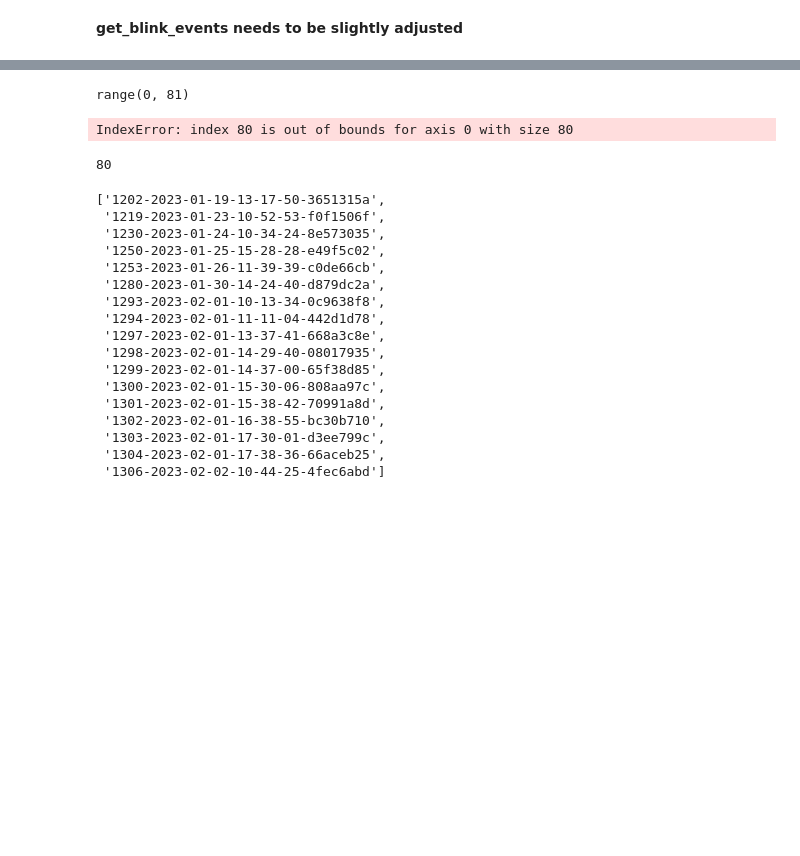
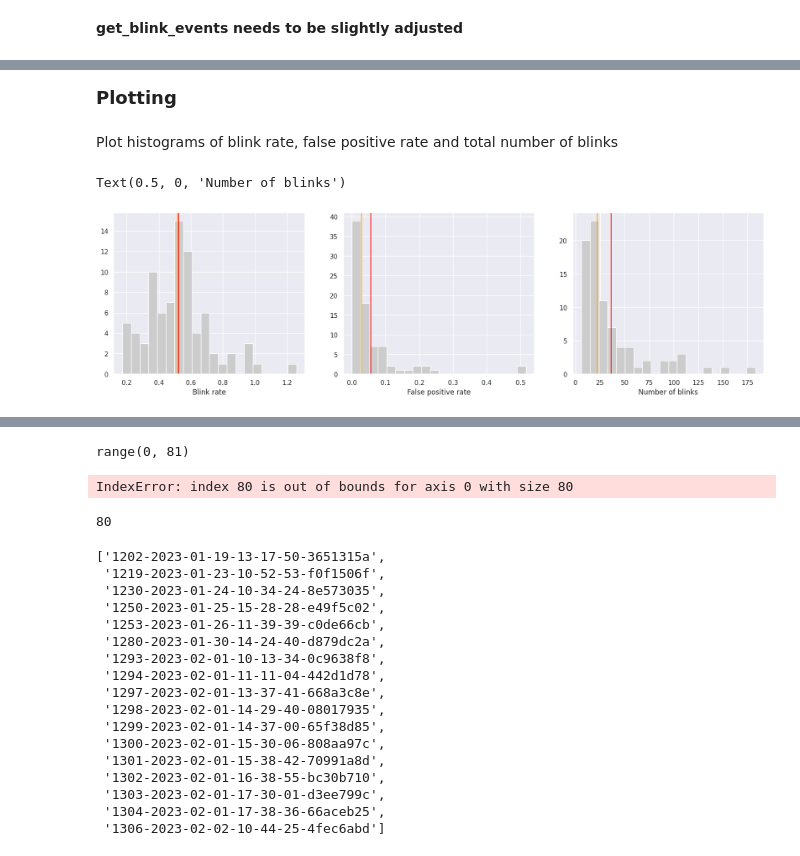
Before and after one commit to tpfffr/neon_blink_detection, a Jupyter notebook: notebooks/detect_blinks.ipynb, the cells around one changed output, grey strips where cells are left out. Cells and saved outputs as stored; diff of their text form; code cells hidden in the pictures; blank space fills up the shorter version.

```diff
--- a/notebooks/detect_blinks.ipynb
+++ b/notebooks/detect_blinks.ipynb
@@ -766,0 +905,24 @@ F1: 0.9696969696969697
+# %% [markdown]
+<font size=4>**Plotting**
+# %% [markdown]
+Plot histograms of blink rate, false positive rate and total number of blinks
+# %%
+fig, ax = plt.subplots(1, 3, figsize=(20, 5))
+
+ax[0].hist(list(br.values()), bins=20, color=[0.8, 0.8, 0.8])
+ax[0].axvline(np.mean(list(br.values())), color="red")
+ax[0].axvline(np.median(list(br.values())), color="orange")
+ax[0].set_xlabel("Blink rate")
+
+ax[1].hist(list(fpr.values()), bins=20, color=[0.8, 0.8, 0.8])
+ax[1].axvline(np.mean(list(fpr.values())), color="red")
+ax[1].axvline(np.median(list(fpr.values())), color="orange")
+ax[1].set_xlabel("False positive rate")
+
+ax[2].hist(list(blink_nr.values()), bins=20, color=[0.8, 0.8, 0.8])
+ax[2].axvline(np.mean(list(blink_nr.values())), color="red")
+ax[2].axvline(np.median(list(blink_nr.values())), color="orange")
+ax[2].set_xlabel("Number of blinks")
+# %% [output]
+Text(0.5, 0, 'Number of blinks')
+[figure, added]
```
Also changed, not shown: parts of 26 cells of this notebook, 4 other files.
